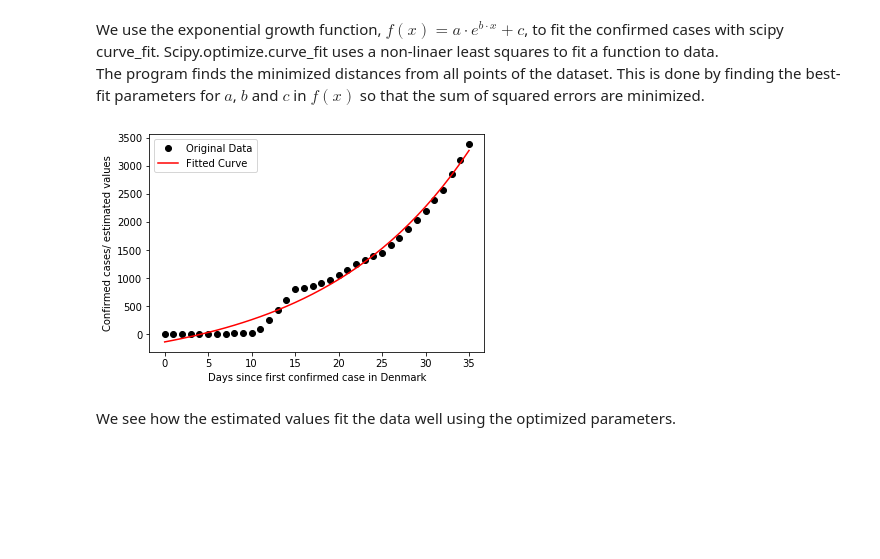
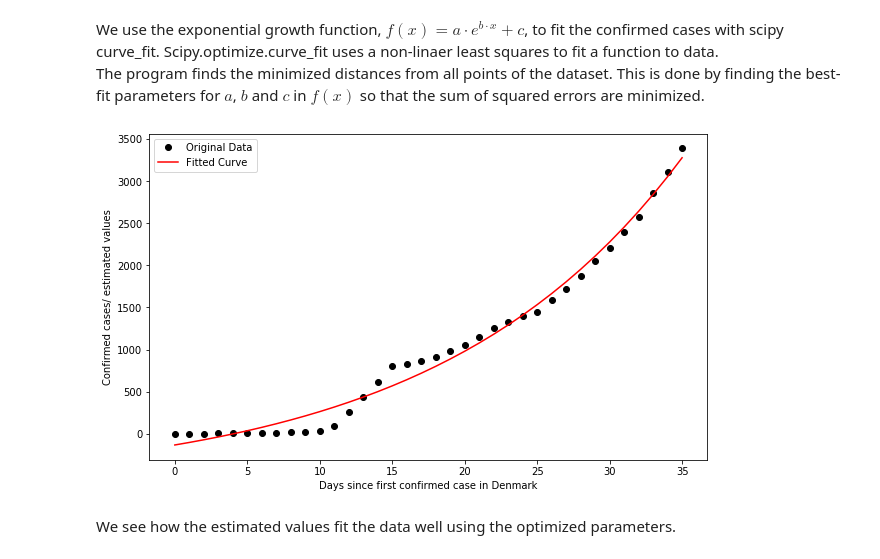
Before and after one commit to kzm266/projects-2020-anders-frederik, a Jupyter notebook: dataproject/dataproject.ipynb, the cells around one changed output. Saved outputs shown, nothing was run; the diff lists cells and outputs as text; code cells hidden in the pictures; blank space fills up the shorter version.

```diff
--- a/dataproject/dataproject.ipynb
+++ b/dataproject/dataproject.ipynb
@@ -149,33 +149,33 @@ The program finds the minimized distances from all points of the dataset. This i
 # %%
 import numpy as np
 import matplotlib.pyplot as plt
 from scipy.optimize import curve_fit
 
 #3.1 Defining functional form for the growth of the confirmed cases
 def growth_func(x, a, b, c):
   return a * np.exp(b * x) + c
 
 #3.2 Defining variable Y: Confirmed cases
 Y = df.Confirmed.values
 #3.3 Defining variable X: Number of days from length of Y (Total days of Corona virus)
 X = np.arange(0, len(Y))
 #3.4 Using scipy.optimize.curve_fit to define best-fit parameters for a, b and c so that the sum of squared errors are minimized
 popt, pcov = curve_fit(growth_func, X, Y)
 #3.5 Defining the growth function with the optimal parameters.
       #The star in *popt unpacks the popt array so the two optimized parameter values become the second and third arguments to the function.
 def growth(x):
     return growth_func(x, *popt)
 
 #3.6 Plotting the confirmed cases and the fitted values with days since first confirmed case on the first axis.
-plt.figure()
+plt.figure(figsize=(10,6))
 plt.plot(X, Y, 'ko', label="Original Data")
 plt.plot(X, growth(X), 'r-', label="Fitted Curve")
 plt.legend()
 plt.xlabel("Days since first confirmed case in Denmark")
 plt.ylabel("Confirmed cases/ estimated values")
 plt.show()
 # %% [output]
-[figure, old version]
+[figure, new version]
 # %% [markdown]
 We see how the estimated values fit the data well using the optimized parameters.
 # %% [markdown]
```
Also changed, not shown: parts of 3 cells of this notebook.
